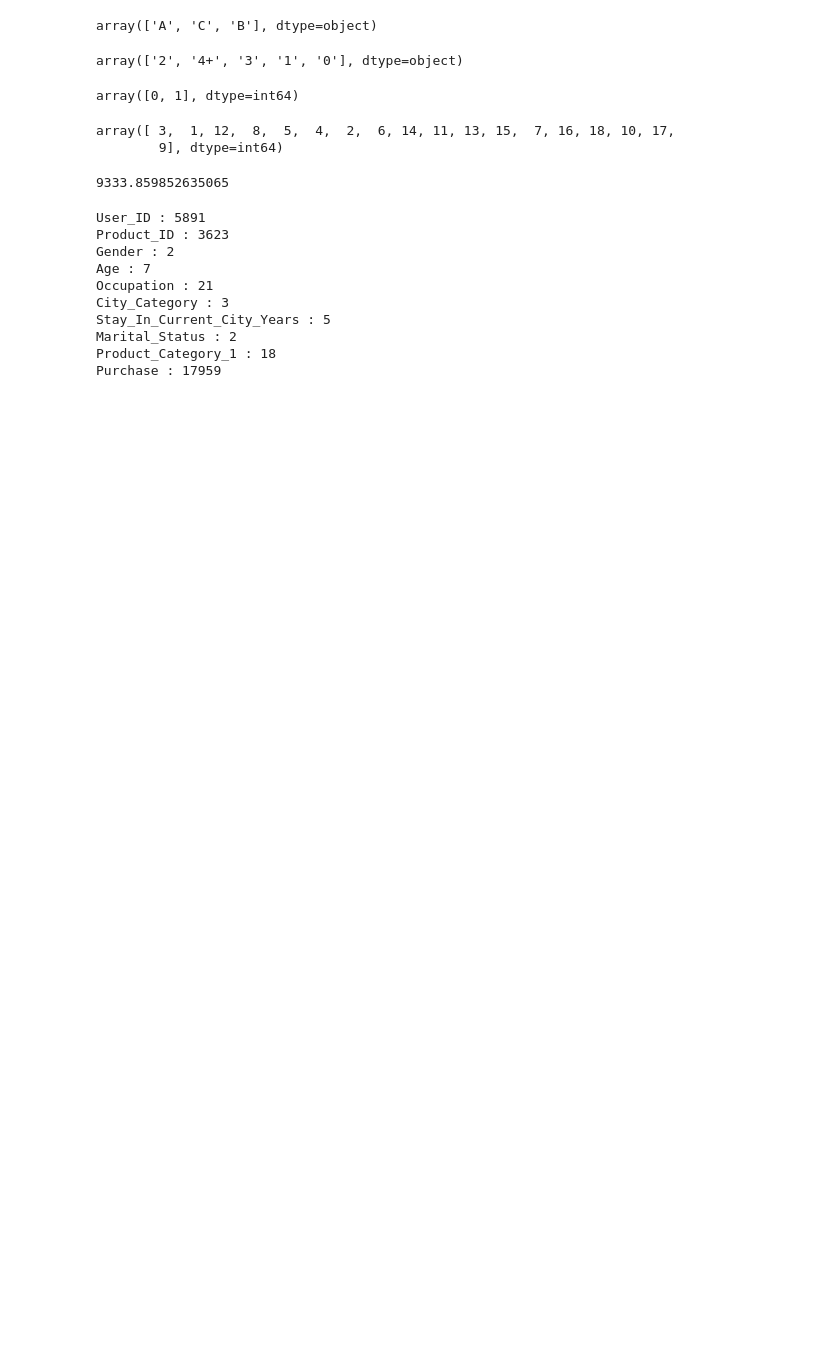
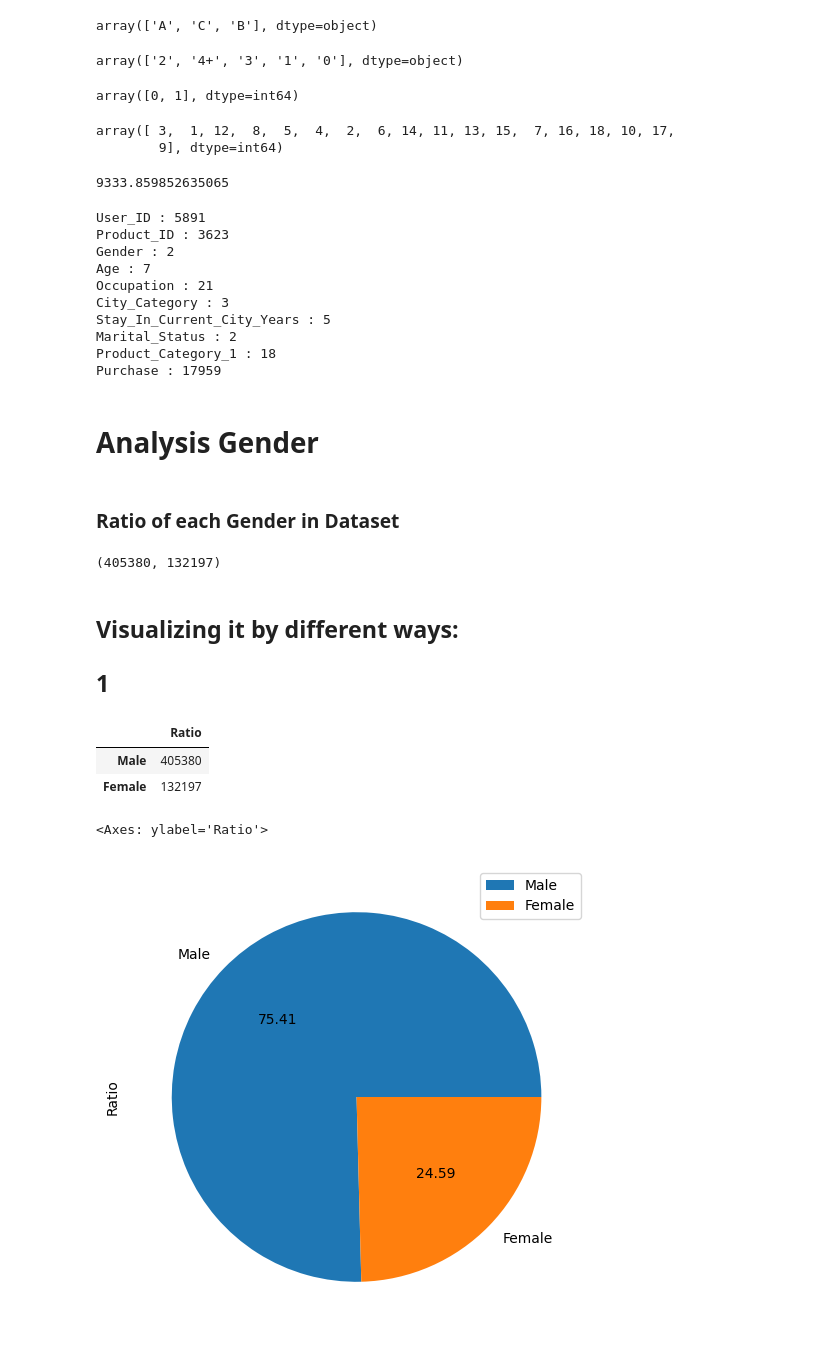
Before and after one commit to vishwajeet02/Projects, a Jupyter notebook: EDA/Black_Friday_Sales/File_Analysis.ipynb, the cells around one changed output. Cells and saved outputs as stored; diff of their text form; code cells hidden in the pictures; blank space fills up the shorter version.

Commit message:
Done with the gender analysis

```diff
--- a/EDA/Black_Friday_Sales/File_Analysis.ipynb
+++ b/EDA/Black_Friday_Sales/File_Analysis.ipynb
@@ -149,3 +165,28 @@ Stay_In_Current_City_Years : 5
 Marital_Status : 2
 Product_Category_1 : 18
 Purchase : 17959
+# %% [markdown]
+# Analysis Gender
+# %% [markdown]
+### Ratio of each Gender in Dataset
+# %%
+len(df[df["Gender"]=='M']) , len(df[df["Gender"]=='F'])
+# %% [output]
+(405380, 132197)
+# %% [markdown]
+## Visualizing it by different ways:
+## 1
+# %%
+data = pd.DataFrame({'Ratio':[len(df[df["Gender"]=='M']) , len(df[df["Gender"]=='F'])]},index = ["Male","Female"])
+# %%
+data
+# %% [output]
+|  | Ratio |
+| Male | 405380 |
+| Female | 132197 |
+# %%
+#data["Ratio"].plot(kind = "pie",autopct = "%.2f")
+data.plot.pie(y = 'Ratio', figsize = (6,6), autopct = "%.2f")
+# %% [output]
+<Axes: ylabel='Ratio'>
+[figure, added]
```
Also changed, not shown: parts of 10 cells of this notebook.
